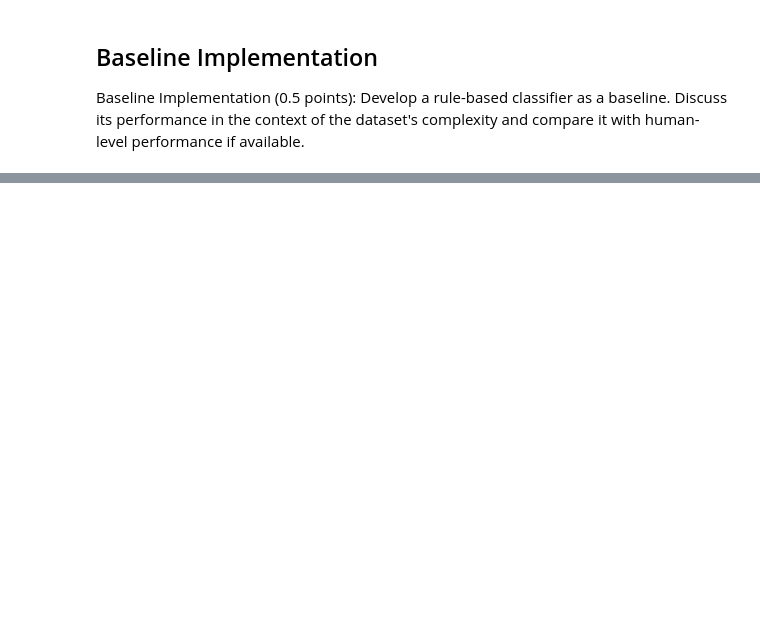
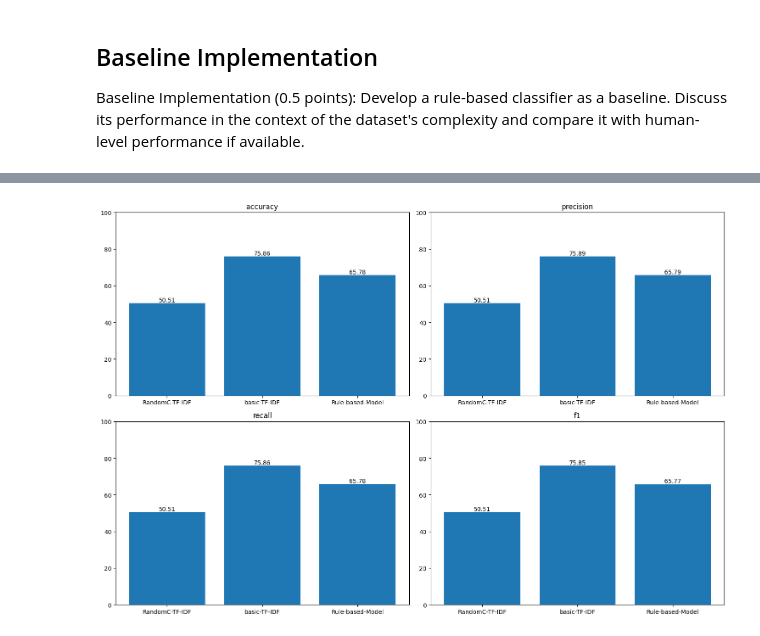
Before and after one commit to mgallon235/Adv_NLP, a Jupyter notebook: Part_1.ipynb, the cells around one changed output, grey strips where cells are left out. Saved outputs shown, nothing was run; the diff lists cells and outputs as text; code cells hidden in the pictures; blank space fills up the shorter version.

```diff
--- a/Part_1.ipynb
+++ b/Part_1.ipynb
@@ -311,7 +311,7 @@ from sklearn.feature_extraction.text import CountVectorizer, TfidfTransformer
 from sklearn.base import BaseEstimator, TransformerMixin
 import string
 import nltk
-from nltk.corpus import wordnet
+from nltk.corpus import wordnet, stopwords
 from nltk.tokenize import word_tokenize
 from nltk.stem import WordNetLemmatizer
 
@@ -335,7 +335,8 @@ class TextPreprocessor(BaseEstimator, TransformerMixin):
         preprocessed_texts = []
         for text in X:
             # Convert text to lowercase
-            text = text.lower()
+            #text = text.lower()
+            text = "".join([char.lower() for char in text if char not in string.punctuation])
             # Tokenize text
             tokens = word_tokenize(text)
             # Remove stopwords and apply lemmatization
@@ -637,0 +748,12 @@ Prediction: UNKNOWN
+# %%
+#Convert to binary
+df_train['sentiment_label'] = [1 if x == 'Positive' else 0 for x in df_train['sentiment_label']]
+y_pred = df_train['sentiment_label']
+original_labels = df_train['label']
+# %%
+## Model Performance
+
+metrics_val.run(original_labels, y_pred, "Rule-based-Model")
+metrics_val.plot()
+# %% [output]
+[figure, added]
```
Also changed, not shown: parts of 19 cells of this notebook, 1 other file.
